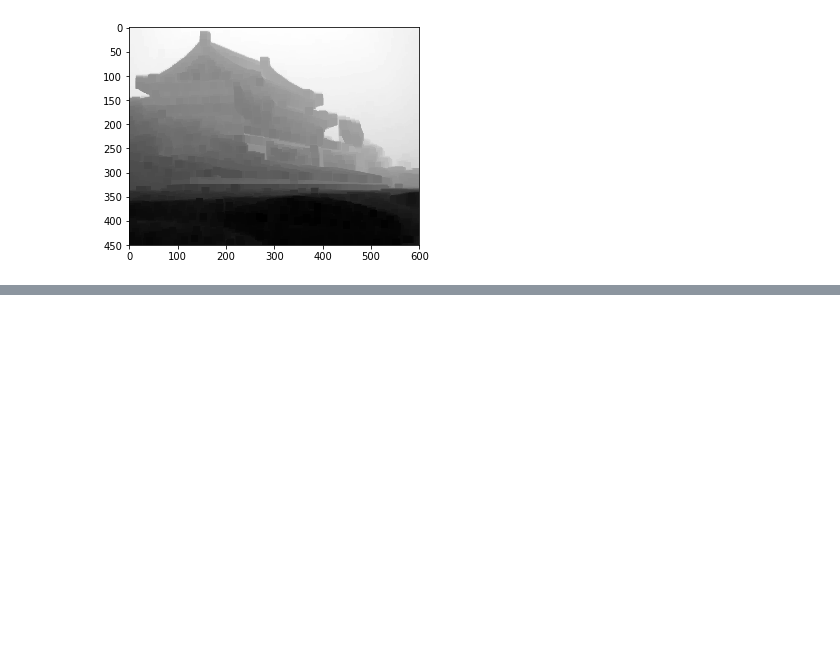
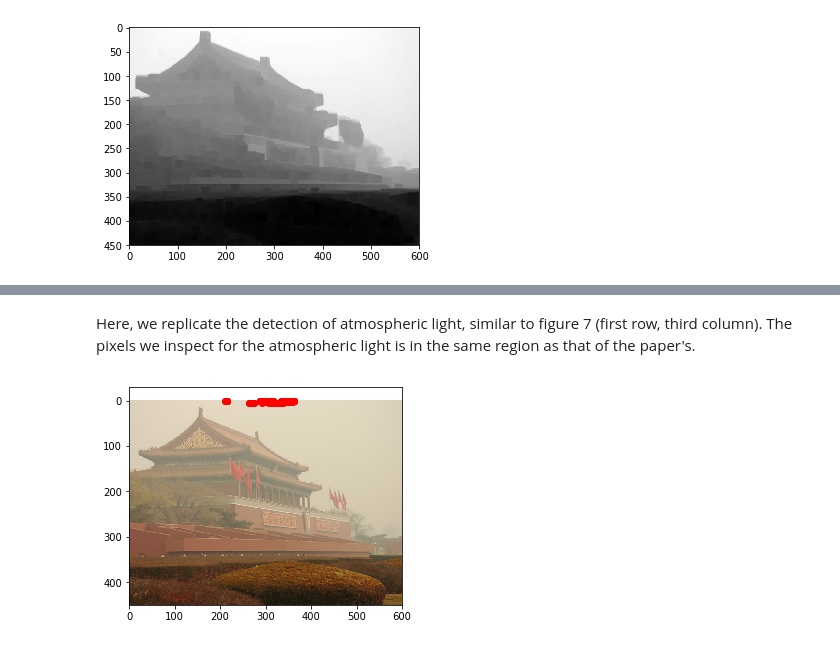
Before and after one commit to rexledesma/Haze-Removal, a Jupyter notebook: haze-removal.ipynb, the cells around one changed output, grey strips where cells are left out. Cells and saved outputs as stored; diff of their text form; code cells hidden in the pictures; blank space fills up the shorter version.

Commit message:
added implementation of estimation of atmospheric light

```diff
--- a/haze-removal.ipynb
+++ b/haze-removal.ipynb
@@ -33,6 +33,7 @@ def get_dark_channel_prior(img, omega=15):
 
     return J_dark
 # %%
-plt.imshow(get_dark_channel_prior(img, omega=15), cmap='gray');
+tian_jdark = get_dark_channel_prior(img)
+plt.imshow(tian_jdark, cmap='gray');
 # %% [output]
 [figure]
@@ -38,0 +66,13 @@ plt.imshow(get_dark_channel_prior(img, omega=15), cmap='gray');
+# %% [markdown]
+Here, we replicate the detection of atmospheric light, similar to figure 7 (first row, third column). The pixels we inspect for the atmospheric light is in the same region as that of the paper's.
+# %%
+size = img.shape[:2]
+k = int(0.001*np.prod(size))
+idx = np.argpartition(-tian_jdark.ravel(),k)[:k]
+zz = np.column_stack(np.unravel_index(idx, tian_jdark.shape))
+x, y = np.hsplit(zz,2)
+plt.imshow(img)
+plt.scatter(y, x, c='r')
+plt.show()
+# %% [output]
+[figure, added]
```
Also changed, not shown: parts of 2 cells of this notebook.
